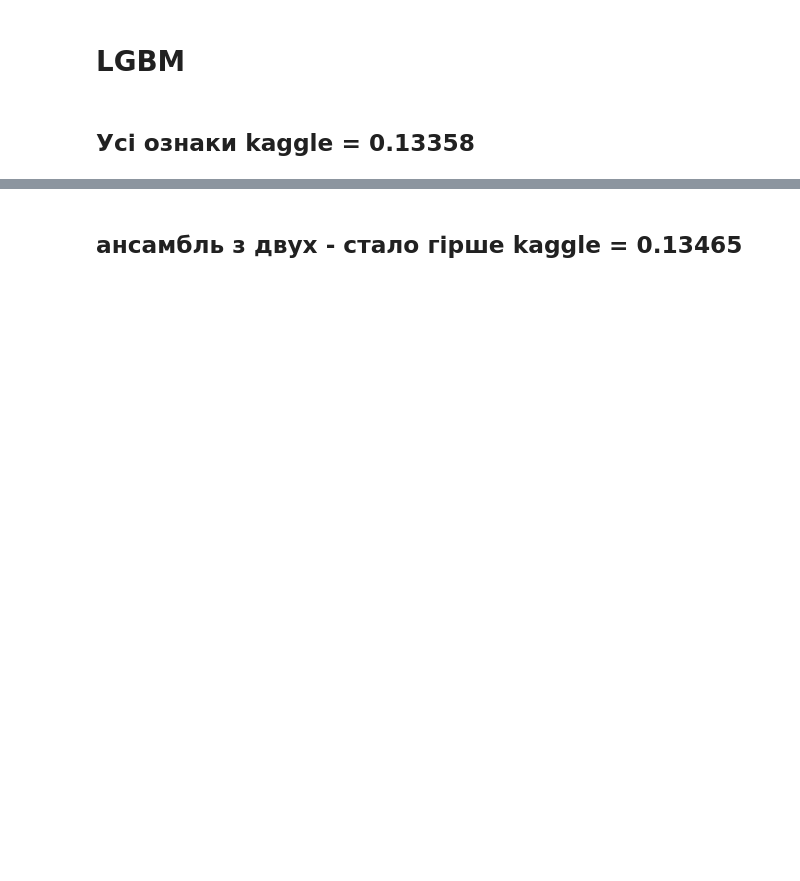
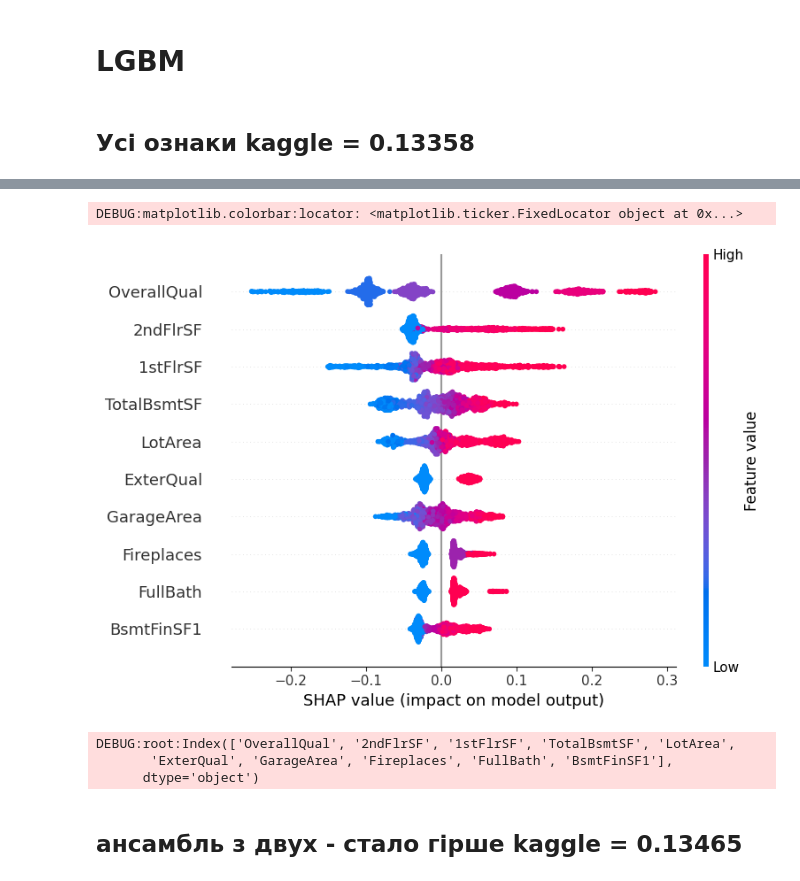
Before and after one commit to SerhiiDolhopolov/ML_Final_HousePredict, a Jupyter notebook: src/main.ipynb, the cells around one changed output, grey strips where cells are left out. Drawn from its saved outputs; the diff is of its cells as text; code cells hidden in the pictures; blank space fills up the shorter version.

Commit message:
change shap

```diff
--- a/src/main.ipynb
+++ b/src/main.ipynb
@@ -599,3 +616,6 @@ def objective(trial):
 # study.optimize(objective, n_trials=100, n_jobs=-1)
 # print("Найкращі параметри:", study.best_params)
 # print("Найкраща точність:", -study.best_value)
+# %%
+lgbmboost_teacher.show_shap(X_test, 10)
+# %% [output]
@@ -602,3 +623,8 @@ def objective(trial):
+DEBUG:matplotlib.colorbar:locator: <matplotlib.ticker.FixedLocator object at 0x...>
+[figure, added]
+DEBUG:root:Index(['OverallQual', '2ndFlrSF', '1stFlrSF', 'TotalBsmtSF', 'LotArea',
+       'ExterQual', 'GarageArea', 'Fireplaces', 'FullBath', 'BsmtFinSF1'],
+      dtype='object')
 # %% [markdown]
 ## ансамбль з двух - стало гірше kaggle = 0.13465
 # %%
```
Also changed, not shown: parts of 9 cells of this notebook, 4 other files.
